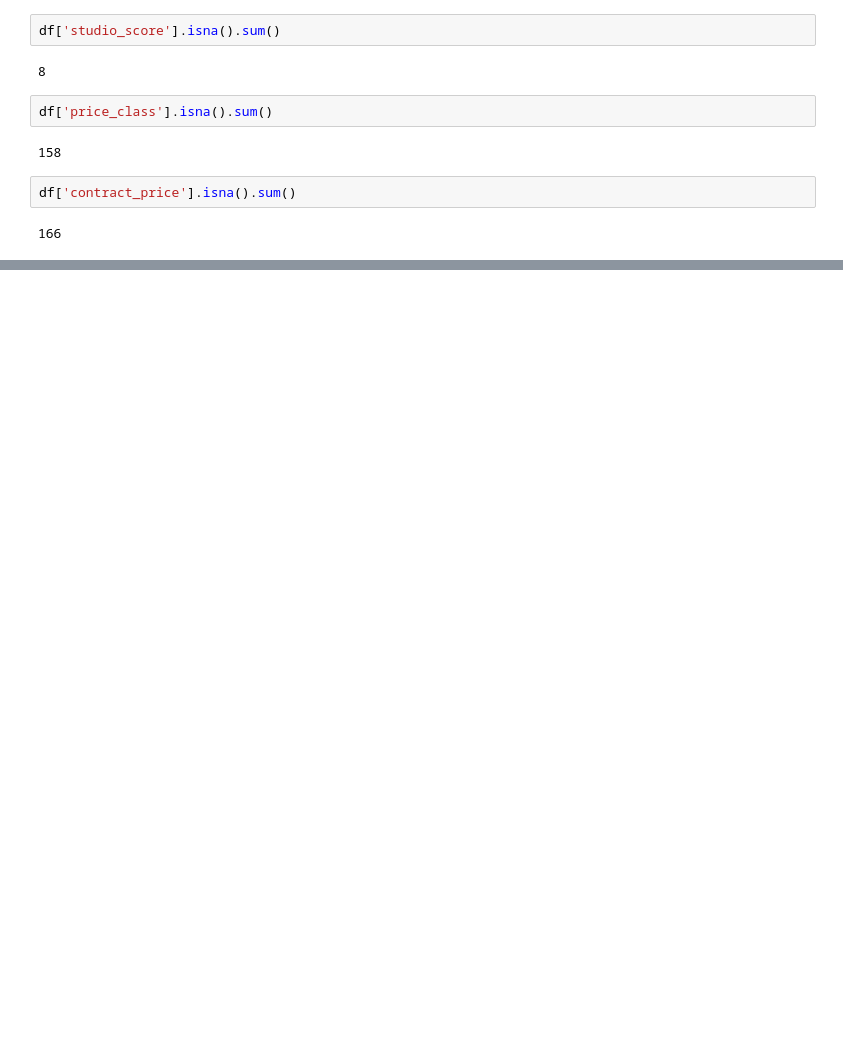
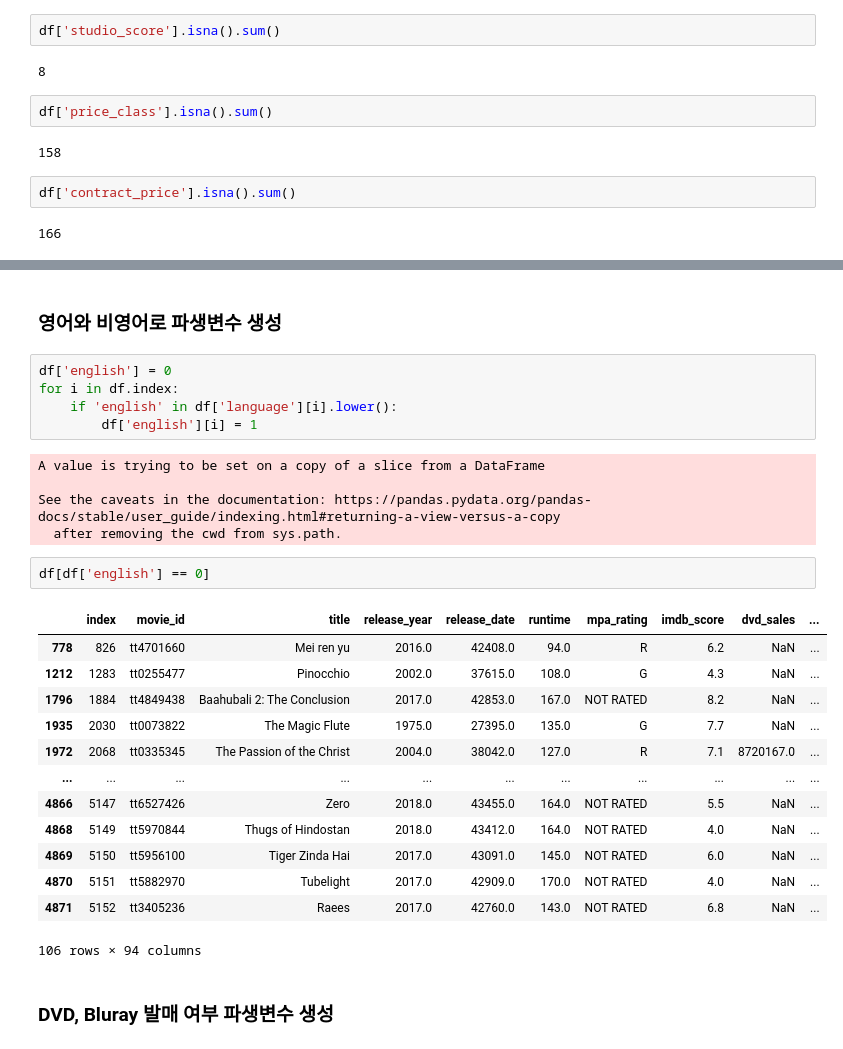
Before and after one commit to POSCO-AI-BIG-9th-A/POSCO-Academy-A3_, a Jupyter notebook: proj_bigdata/code/Hanbin/preprocess_outlier.ipynb, the cells around one changed output, grey strips where cells are left out. Cells and saved outputs as stored; diff of their text form; blank space fills up the shorter version.

```diff
--- a/proj_bigdata/code/Hanbin/preprocess_outlier.ipynb
+++ b/proj_bigdata/code/Hanbin/preprocess_outlier.ipynb
@@ -833,0 +869,30 @@ df['contract_price'].isna().sum()
+# %% [markdown]
+### 영어와 비영어로 파생변수 생성
+# %%
+df['english'] = 0
+for i in df.index:
+    if 'english' in df['language'][i].lower():
+        df['english'][i] = 1
+# %% [output]
+A value is trying to be set on a copy of a slice from a DataFrame
+
+See the caveats in the documentation: https://pandas.pydata.org/pandas-docs/stable/user_guide/indexing.html#returning-a-view-versus-a-copy
+  after removing the cwd from sys.path.
+# %%
+df[df['english'] == 0]
+# %% [output]
+|  | index | movie_id | title | release_year | release_date | runtime | mpa_rating | imdb_score | dvd_sales | ... |
+| 778 | 826 | tt4701660 | Mei ren yu | 2016.0 | 42408.0 | 94.0 | R | 6.2 | NaN | ... |
+| 1212 | 1283 | tt0255477 | Pinocchio | 2002.0 | 37615.0 | 108.0 | G | 4.3 | NaN | ... |
+| 1796 | 1884 | tt4849438 | Baahubali 2: The Conclusion | 2017.0 | 42853.0 | 167.0 | NOT RATED | 8.2 | NaN | ... |
+| 1935 | 2030 | tt0073822 | The Magic Flute | 1975.0 | 27395.0 | 135.0 | G | 7.7 | NaN | ... |
+| 1972 | 2068 | tt0335345 | The Passion of the Christ | 2004.0 | 38042.0 | 127.0 | R | 7.1 | 8720167.0 | ... |
+| ... | ... | ... | ... | ... | ... | ... | ... | ... | ... | ... |
+| 4866 | 5147 | tt6527426 | Zero | 2018.0 | 43455.0 | 164.0 | NOT RATED | 5.5 | NaN | ... |
+| 4868 | 5149 | tt5970844 | Thugs of Hindostan | 2018.0 | 43412.0 | 164.0 | NOT RATED | 4.0 | NaN | ... |
+| 4869 | 5150 | tt5956100 | Tiger Zinda Hai | 2017.0 | 43091.0 | 145.0 | NOT RATED | 6.0 | NaN | ... |
+| 4870 | 5151 | tt5882970 | Tubelight | 2017.0 | 42909.0 | 170.0 | NOT RATED | 4.0 | NaN | ... |
+| 4871 | 5152 | tt3405236 | Raees | 2017.0 | 42760.0 | 143.0 | NOT RATED | 6.8 | NaN | ... |
+106 rows × 94 columns
+# %% [markdown]
+### DVD, Bluray 발매 여부 파생변수 생성
```
Also changed, not shown: parts of 13 cells of this notebook, 3 other files.
